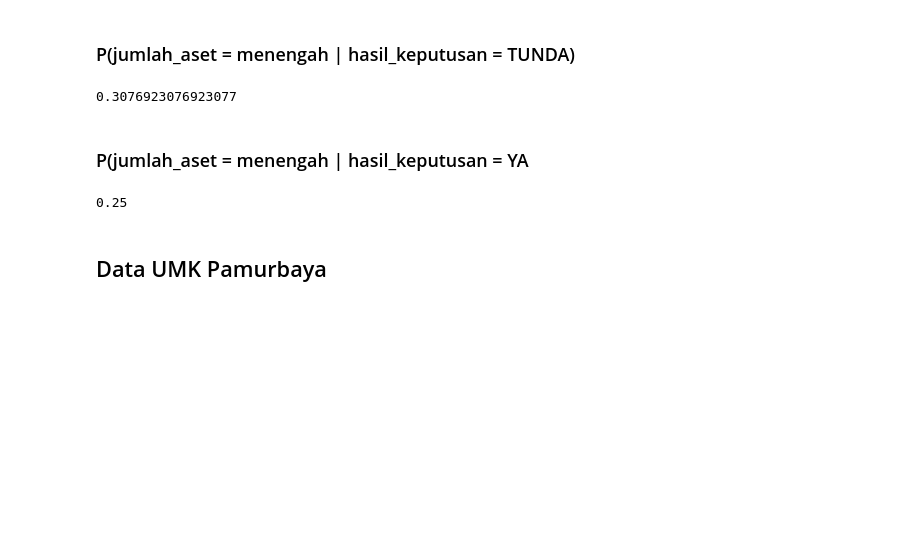
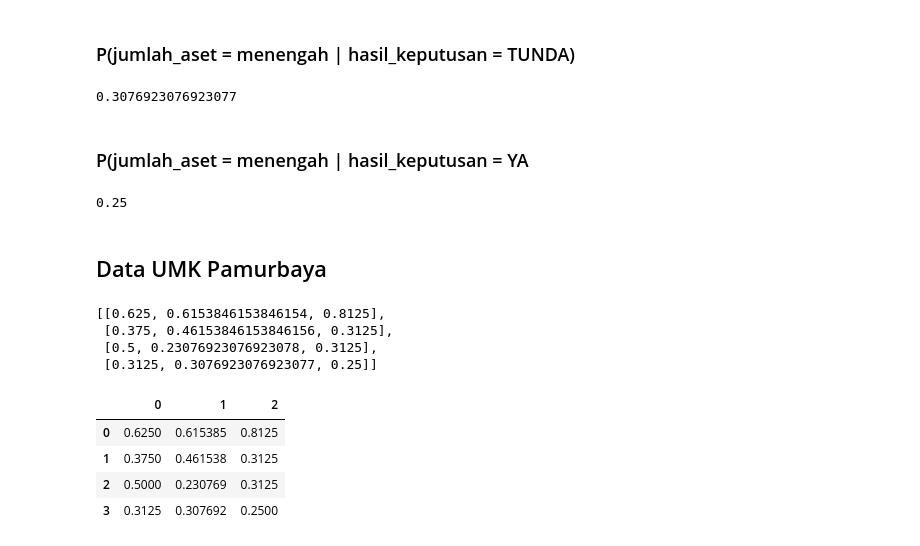
Before and after one commit to ibnutriyuono/artificial-intelligence2019, a Jupyter notebook: AI 2019-2020 Naive Bayes UKM.ipynb, the cells around one changed output. Drawn from its saved outputs; the diff is of its cells as text; code cells hidden in the pictures; blank space fills up the shorter version.

Commit message:
adding peluang table

```diff
--- a/AI 2019-2020 Naive Bayes UKM.ipynb
+++ b/AI 2019-2020 Naive Bayes UKM.ipynb
@@ -494,8 +494,8 @@ peluangBesarOmzetPadaTunda
 # %% [markdown]
 ### P(omzet = besar | hasil_keputusan = YA)
 # %%
-peluangMenengahOmzetPadaYa = banyakBesarYaOmzet/len(dataKeseluruhanYa)
-peluangMenengahOmzetPadaYa
+peluangBesarOmzetPadaYa = banyakBesarYaOmzet/len(dataKeseluruhanYa)
+peluangBesarOmzetPadaYa
 # %% [output]
 0.3125
 # %% [markdown]
@@ -523,3 +523,40 @@ peluangMenengahJumlahAsetPadaYa
 0.25
 # %% [markdown]
 ## Data UMK Pamurbaya
+# %%
+dataPeluangPamurbaya = []
+peluangPamurbayaLama = []
+peluangPamurbayaJumlahPekerja = []
+peluangPamurbayaOmzet = []
+peluangPamurbayaJumlahAset = []
+peluangPamurbayaLama.append(peluangMenengahLamaUsahaPadaTidak)
+peluangPamurbayaLama.append(peluangMenengahLamaUsahaPadaTunda)
+peluangPamurbayaLama.append(peluangMenengahLamaUsahaPadaYa)
+peluangPamurbayaJumlahPekerja.append(peluangMenengahJumlahPekerjaPadaTidak)
+peluangPamurbayaJumlahPekerja.append(peluangMenengahJumlahPekerjaPadaTunda)
+peluangPamurbayaJumlahPekerja.append(peluangMenengahJumlahPekerjaPadaYa)
+peluangPamurbayaOmzet.append(peluangBesarOmzetPadaTidak)
+peluangPamurbayaOmzet.append(peluangBesarOmzetPadaTunda)
+peluangPamurbayaOmzet.append(peluangBesarOmzetPadaYa)
+peluangPamurbayaJumlahAset.append(peluangMenengahJumlahAsetPadaTidak)
+peluangPamurbayaJumlahAset.append(peluangMenengahJumlahAsetPadaTunda)
+peluangPamurbayaJumlahAset.append(peluangMenengahJumlahAsetPadaYa)
+dataPeluangPamurbaya.append(peluangPamurbayaLama)
+dataPeluangPamurbaya.append(peluangPamurbayaJumlahPekerja)
+dataPeluangPamurbaya.append(peluangPamurbayaOmzet)
+dataPeluangPamurbaya.append(peluangPamurbayaJumlahAset)
+dataPeluangPamurbaya
+# %% [output]
+[[0.625, 0.6153846153846154, 0.8125],
+ [0.375, 0.46153846153846156, 0.3125],
+ [0.5, 0.23076923076923078, 0.3125],
+ [0.3125, 0.3076923076923077, 0.25]]
+# %%
+dataPeluangPamurbayaDf = pd.DataFrame(dataPeluangPamurbaya)
+dataPeluangPamurbayaDf
+# %% [output]
+|  | 0 | 1 | 2 |
+| 0 | 0.6250 | 0.615385 | 0.8125 |
+| 1 | 0.3750 | 0.461538 | 0.3125 |
+| 2 | 0.5000 | 0.230769 | 0.3125 |
+| 3 | 0.3125 | 0.307692 | 0.2500 |
```
